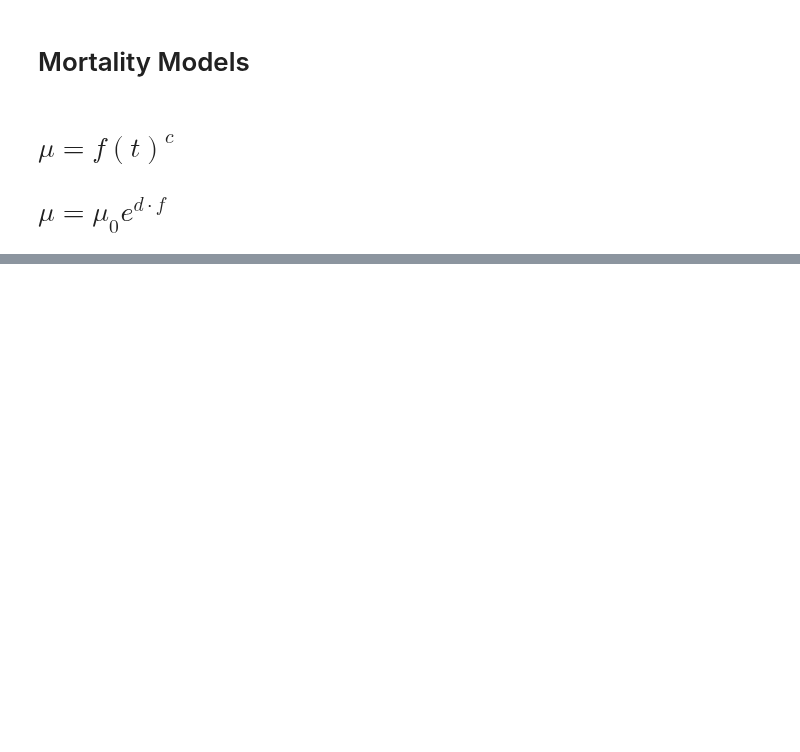
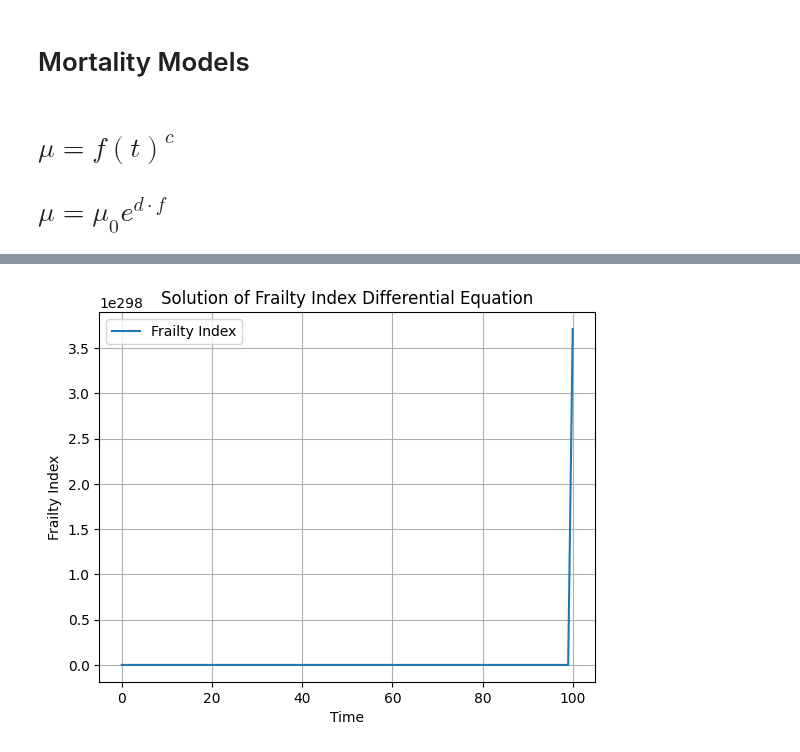
Before and after one commit to Rafther0112/Human_Aging_Research, a Jupyter notebook: Second_Part_Research/model_frailty_index_option_1.ipynb, the cells around one changed output, grey strips where cells are left out. Cells and saved outputs as stored; diff of their text form; code cells hidden in the pictures; blank space fills up the shorter version.

```diff
--- a/Second_Part_Research/model_frailty_index_option_1.ipynb
+++ b/Second_Part_Research/model_frailty_index_option_1.ipynb
@@ -19,8 +16,3 @@ Intel MKL WARNING: Support of Intel(R) Streaming SIMD Extensions 4.2 (Intel(R) S
 # $\mu = f(t)^c$
 
 # $\mu = \mu_0 e^{d\cdot f}$
-# %%
-import numpy as np
-def frailty_index_differential_equation(f, t, a, b, r, s):
-    dydt = a*(1-f)*(1+b*t) - f*r*(1 - s*t)
-    return dydt
@@ -29,14 +18,0 @@ y0 = 0.1
-# %%
-t = np.linspace(0, 100, 101)
-# %%
-a = 0.01 #Fixed value
-r = 0.001
-
-b = 0.5 # 0 < b <
-s = 0.5 # 0 < s < 1
-
-
-
-from scipy.integrate import odeint
-sol = odeint(frailty_index_differential_equation, y0, t, args=(a, b, r, s))
-plt.plot(t, sol)
@@ -45,0 +19,61 @@ plt.plot(t, sol)
+# %%
+import numpy as np
+from scipy.integrate import odeint
+import matplotlib.pyplot as plt
+import ipywidgets as widgets
+from IPython.display import display
+
+def frailty_index_differential_equation(f, t, a, b, r, s):
+    dfdt = a * (1 - f) * (1 + b * t) - f * r * (1 - s * t)
+    #dfdt = (1 - f)*(a*f + b)
+    return dfdt
+
+# Default initial conditions and parameters
+f0 = 0.1
+a = 0.01
+b = 0.5
+r = 0.8
+s = 0.2
+
+# Time points
+t = np.linspace(0, 100, 100)  # 100 time steps from 0 to 10
+
+# Function to update the plot
+def update_plot(a, b, r, s, initial_condition):
+    f_solution = odeint(frailty_index_differential_equation, initial_condition, t, args=(a, b, r, s))
+
+    plt.figure()  # Set the current figure
+    plt.clf()  # Clear the previous plot
+
+    plt.plot(t, f_solution, label='Frailty Index')
+    plt.xlabel('Time')
+    plt.ylabel('Frailty Index')
+    plt.title('Solution of Frailty Index Differential Equation')
+    plt.legend()
+    plt.grid(True)
+    plt.show()
+
+# Create sliders for interactive parameter adjustment
+slider_a = widgets.FloatSlider(value=a, min=0.0, max=1.0, step=0.001, description='a:')
+slider_b = widgets.FloatSlider(value=b, min=0, max=2, step=0.001, description='b:')
+slider_r = widgets.FloatSlider(value=r, min=0, max=1, step=0.001, description='r:')
+slider_s = widgets.FloatSlider(value=s, min=0, max=1, step=0.001, description='s:')
+slider_initial_condition = widgets.FloatSlider(value=f0, min=0, max=1, step=0.1, description='Initial Condition:')
+
+# Define the function to be called when sliders are changed
+def on_value_change(change):
+    a = slider_a.value
+    b = slider_b.value
+    r = slider_r.value
+    s = slider_s.value
+    initial_condition = slider_initial_condition.value
+    update_plot(a, b, r, s, initial_condition)
+
+# Attach the function to the slider value change event
+slider_a.observe(on_value_change, names='value')
+slider_b.observe(on_value_change, names='value')
+slider_r.observe(on_value_change, names='value')
+slider_s.observe(on_value_change, names='value')
+slider_initial_condition.observe(on_value_change, names='value')
+# %% [output]
+[figure, added]
```
Also changed, not shown: parts of 9 cells of this notebook, 5 other files.
